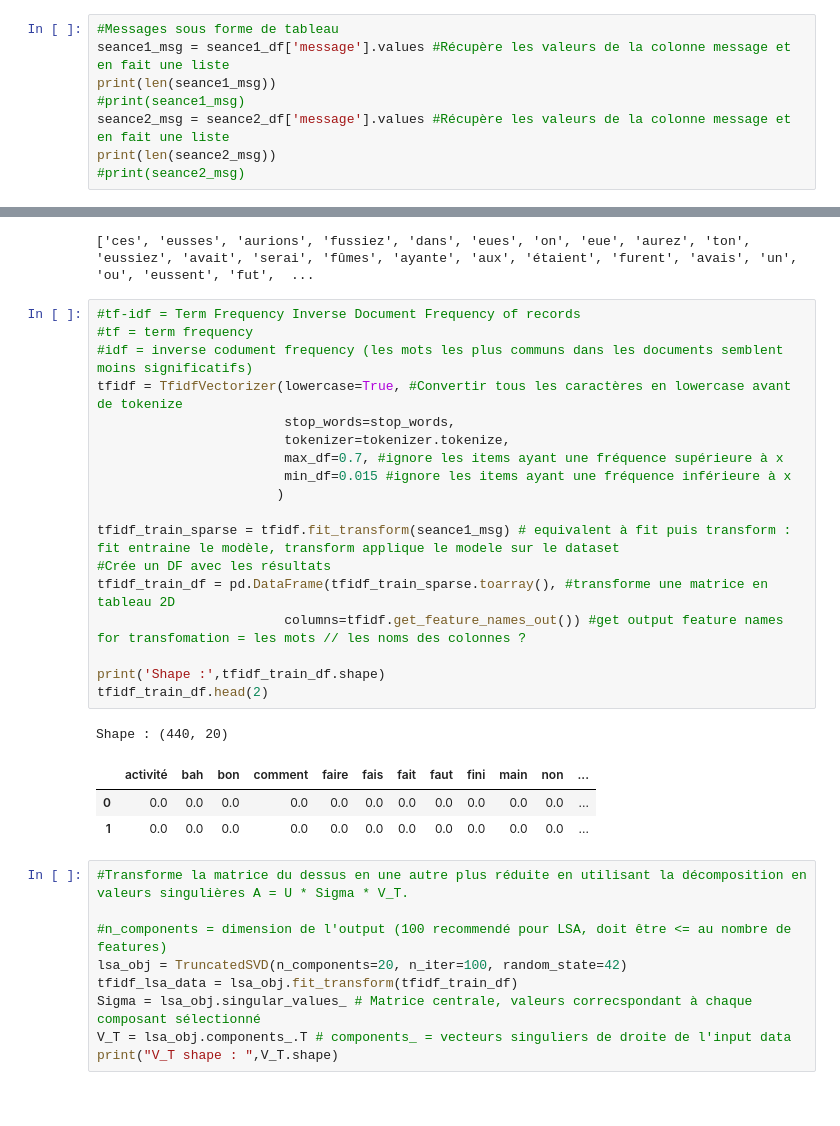
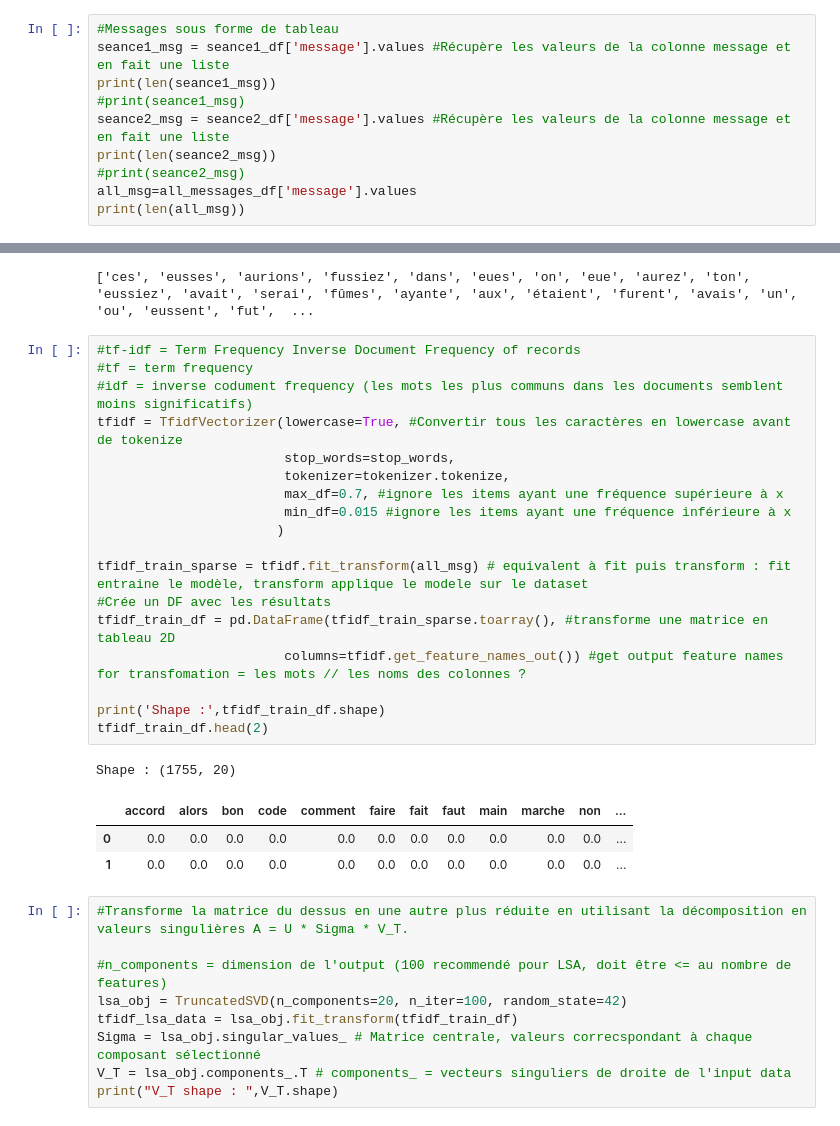
Before and after one commit to chloeboireaudevier/StageMIDL, a Jupyter notebook: essai_clustering_texte.ipynb, the cells around one changed output, grey strips where cells are left out. Drawn from its saved outputs; the diff is of its cells as text.

```diff
--- a/essai_clustering_texte.ipynb
+++ b/essai_clustering_texte.ipynb
@@ -202,6 +202,8 @@ print(len(seance1_msg))
 seance2_msg = seance2_df['message'].values #Récupère les valeurs de la colonne message et en fait une liste
 print(len(seance2_msg))
 #print(seance2_msg)
+all_msg=all_messages_df['message'].values
+print(len(all_msg))
 # %% [output]
 440
 1315
@@ -215,24 +218,24 @@ stop_words += list(string.punctuation)
 # %%
 #tf-idf = Term Frequency Inverse Document Frequency of records
 #tf = term frequency
 #idf = inverse codument frequency (les mots les plus communs dans les documents semblent moins significatifs)
 tfidf = TfidfVectorizer(lowercase=True, #Convertir tous les caractères en lowercase avant de tokenize
                         stop_words=stop_words,
                         tokenizer=tokenizer.tokenize,
                         max_df=0.7, #ignore les items ayant une fréquence supérieure à x
                         min_df=0.015 #ignore les items ayant une fréquence inférieure à x
                        )
 
-tfidf_train_sparse = tfidf.fit_transform(seance1_msg) # equivalent à fit puis transform : fit entraine le modèle, transform applique le modele sur le dataset
+tfidf_train_sparse = tfidf.fit_transform(all_msg) # equivalent à fit puis transform : fit entraine le modèle, transform applique le modele sur le dataset
 #Crée un DF avec les résultats
 tfidf_train_df = pd.DataFrame(tfidf_train_sparse.toarray(), #transforme une matrice en tableau 2D
                         columns=tfidf.get_feature_names_out()) #get output feature names for transfomation = les mots // les noms des colonnes ?
 
 print('Shape :',tfidf_train_df.shape)
 tfidf_train_df.head(2)
 # %% [output]
-Shape : (440, 20)
+Shape : (1755, 20)
-|  | activité | bah | bon | comment | faire | fais | fait | faut | fini | main | non | ... |
+|  | accord | alors | bon | code | comment | faire | fait | faut | main | marche | non | ... |
 | 0 | 0.0 | 0.0 | 0.0 | 0.0 | 0.0 | 0.0 | 0.0 | 0.0 | 0.0 | 0.0 | 0.0 | ... |
 | 1 | 0.0 | 0.0 | 0.0 | 0.0 | 0.0 | 0.0 | 0.0 | 0.0 | 0.0 | 0.0 | 0.0 | ... |
 # %%
```
Also changed, not shown: parts of 17 cells of this notebook.
